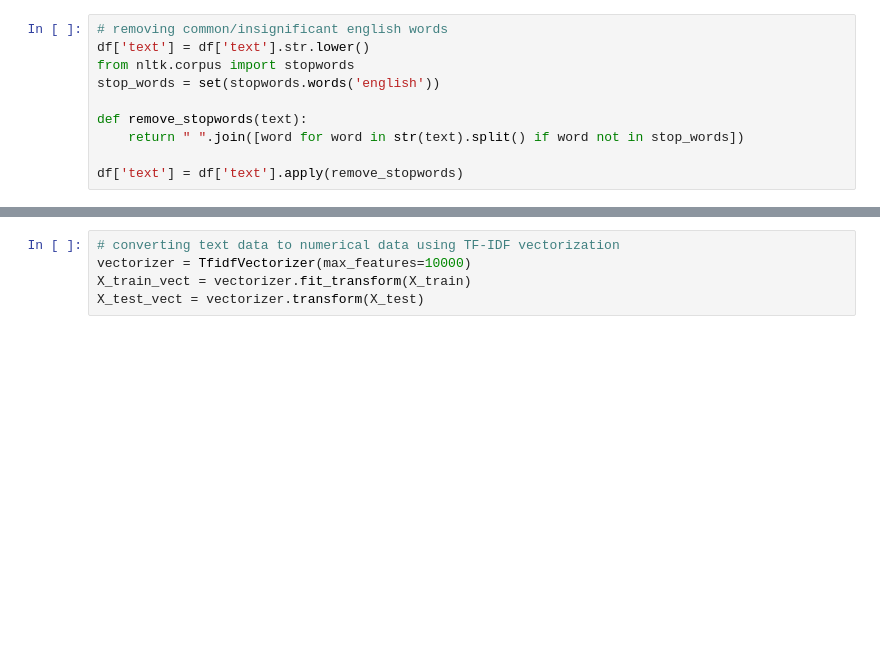
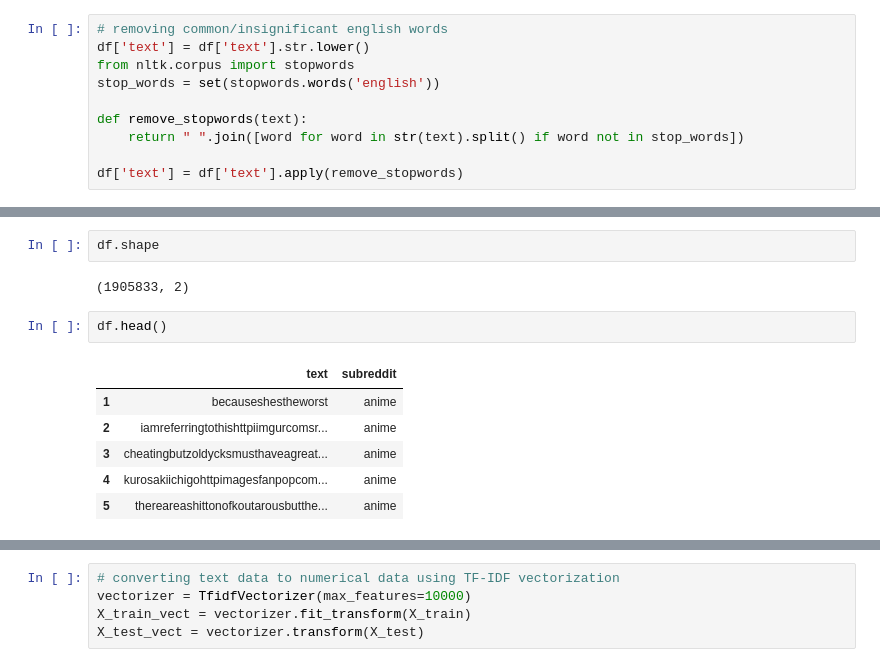
Before and after one commit to AmanBrar11/subreddit-post-classifier, a Jupyter notebook: Subreddit Predictor.ipynb, the cells around one changed output, grey strips where cells are left out. Cells and saved outputs as stored; diff of their text form; blank space fills up the shorter version.

```diff
--- a/Subreddit Predictor.ipynb
+++ b/Subreddit Predictor.ipynb
@@ -146,0 +179,13 @@ df
+# %%
+df.shape
+# %% [output]
+(1905833, 2)
+# %%
+df.head()
+# %% [output]
+|  | text | subreddit |
+| 1 | becauseshestheworst | anime |
+| 2 | iamreferringtothishttpiimgurcomsr... | anime |
+| 3 | cheatingbutzoldycksmusthaveagreat... | anime |
+| 4 | kurosakiichigohttpimagesfanpopcom... | anime |
+| 5 | thereareashittonofkoutarousbutthe... | anime |
```
Also changed, not shown: parts of 21 cells of this notebook.
